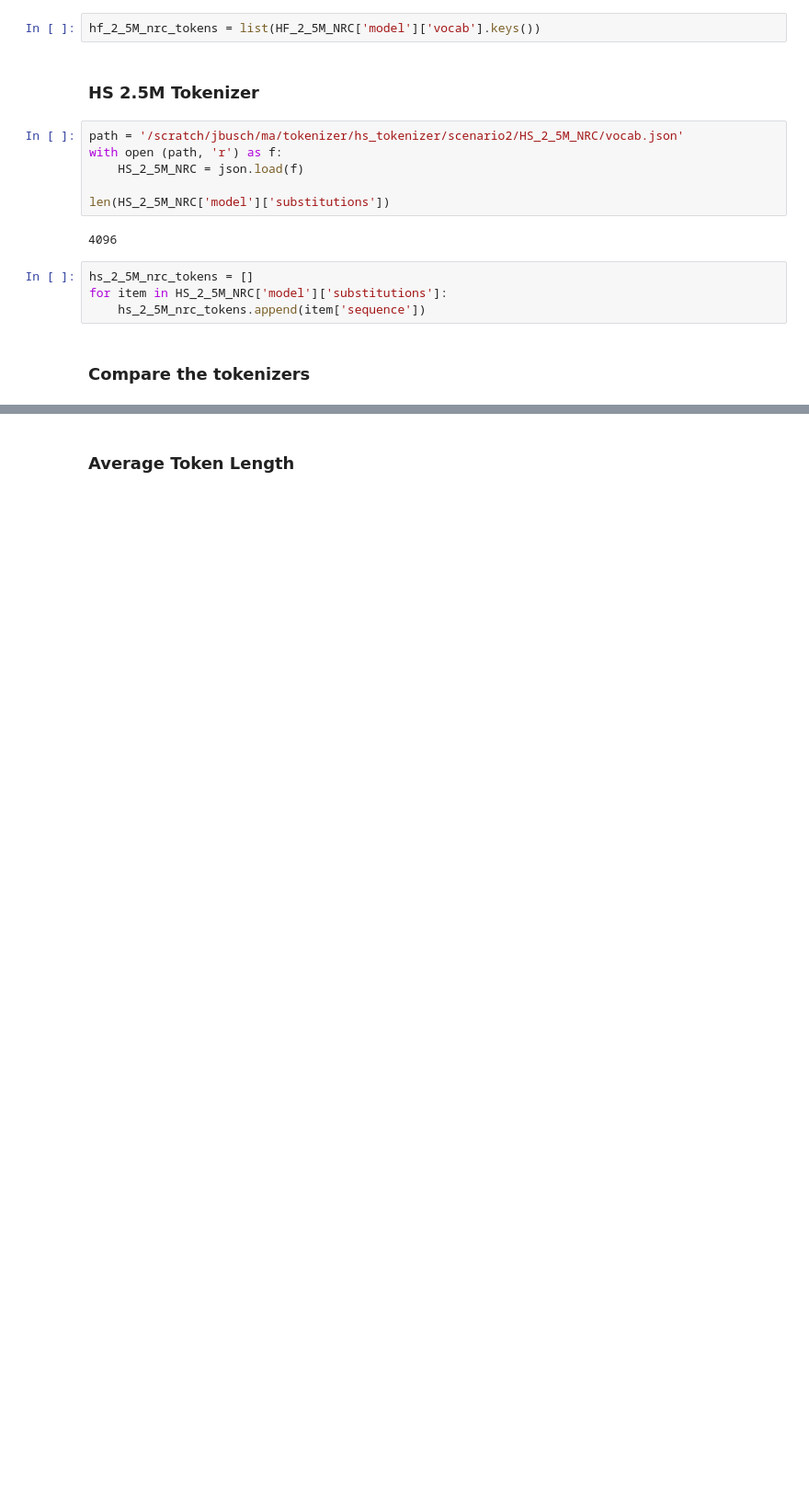
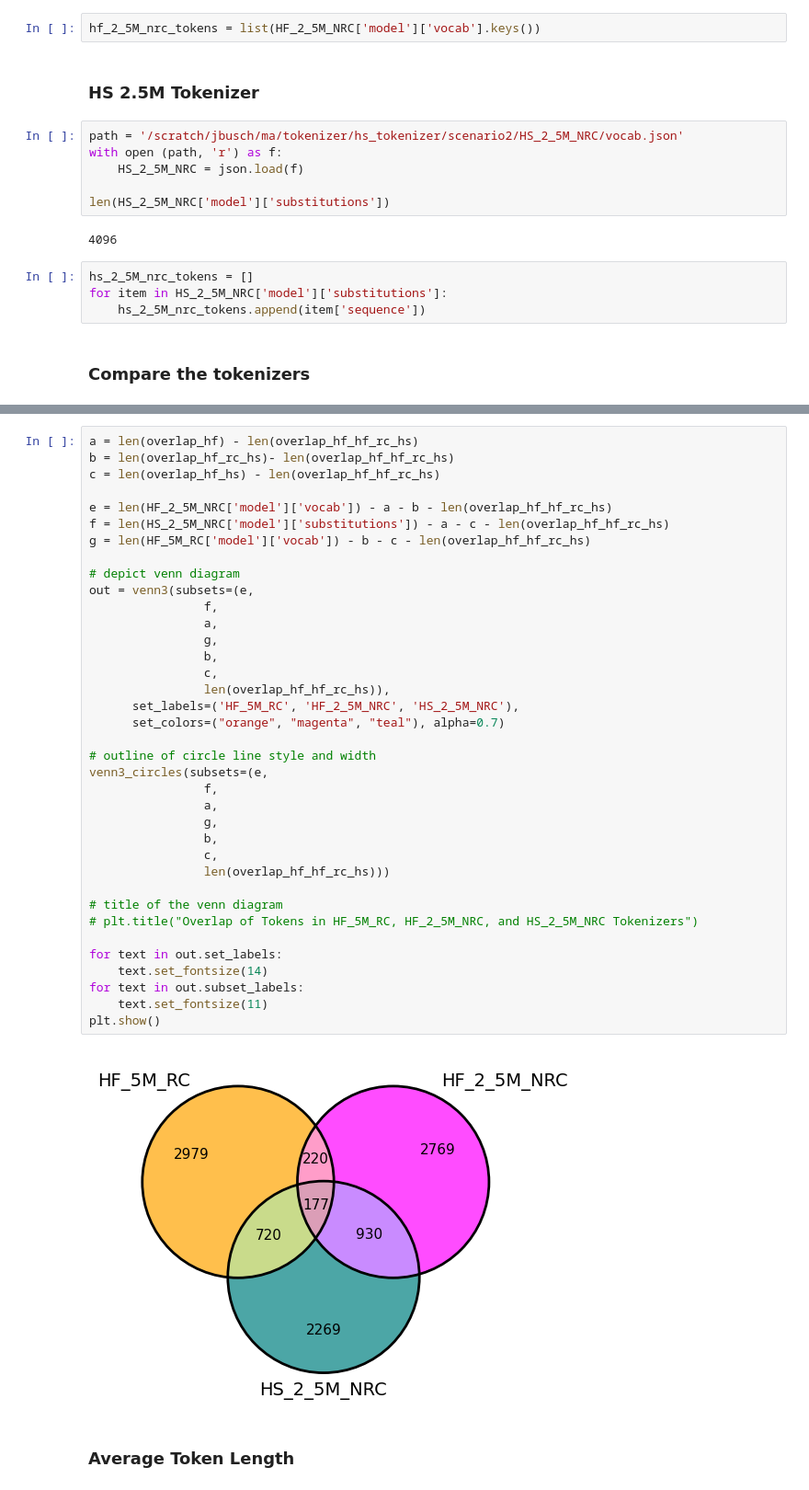
Before and after one commit to buschjo/ModernBERT_DNABERT2, a Jupyter notebook: dnabert2/tokenizer_analysis.ipynb, the cells around one changed output, grey strips where cells are left out. Shown: that part at 92% size. Drawn from its saved outputs; the diff is of its cells as text; blank space fills up the shorter version.

```diff
--- a/dnabert2/tokenizer_analysis.ipynb
+++ b/dnabert2/tokenizer_analysis.ipynb
@@ -176,3 +230,42 @@ plt.show()
+# %%
+a = len(overlap_hf) - len(overlap_hf_hf_rc_hs)
+b = len(overlap_hf_rc_hs)- len(overlap_hf_hf_rc_hs)
+c = len(overlap_hf_hs) - len(overlap_hf_hf_rc_hs)
+
+e = len(HF_2_5M_NRC['model']['vocab']) - a - b - len(overlap_hf_hf_rc_hs)
+f = len(HS_2_5M_NRC['model']['substitutions']) - a - c - len(overlap_hf_hf_rc_hs)
+g = len(HF_5M_RC['model']['vocab']) - b - c - len(overlap_hf_hf_rc_hs)
+
+# depict venn diagram
+out = venn3(subsets=(e,
+				f,
+				a,
+				g,
+				b,
+                c,
+				len(overlap_hf_hf_rc_hs)),
+      set_labels=('HF_5M_RC', 'HF_2_5M_NRC', 'HS_2_5M_NRC'),
+      set_colors=("orange", "magenta", "teal"), alpha=0.7)
+
+# outline of circle line style and width
+venn3_circles(subsets=(e,
+				f,
+				a,
+				g,
+				b,
+                c,
+				len(overlap_hf_hf_rc_hs)))
+
+# title of the venn diagram
+# plt.title("Overlap of Tokens in HF_5M_RC, HF_2_5M_NRC, and HS_2_5M_NRC Tokenizers")
+
+for text in out.set_labels:
+    text.set_fontsize(14)
+for text in out.subset_labels:
+    text.set_fontsize(11)
+plt.show()
+# %% [output]
+[figure, added]
 # %% [markdown]
 ### Average Token Length
 # %%
```
Also changed, not shown: parts of 19 cells of this notebook, 3 other files.
